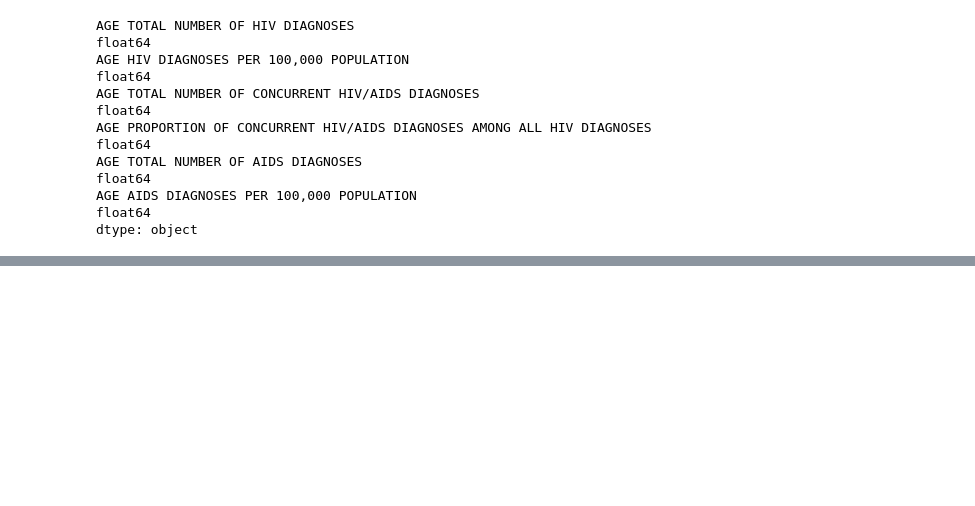
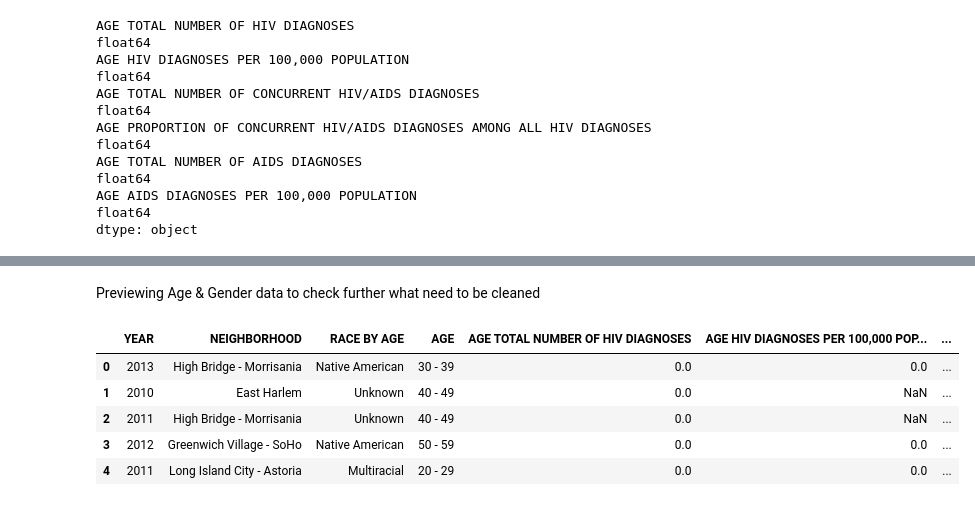
Before and after one commit to Victoire03/HIV_and_AIDS_Infections_in_New_York_City, a Jupyter notebook: Data_analysis.ipynb, the cells around one changed output, grey strips where cells are left out. Saved outputs shown, nothing was run; the diff lists cells and outputs as text; code cells hidden in the pictures; blank space fills up the shorter version.

```diff
--- a/Data_analysis.ipynb
+++ b/Data_analysis.ipynb
@@ -194,0 +219,15 @@ dtype: object
+# %% [markdown]
+Previewing Age & Gender data to check further what need to be cleaned
+# %%
+#Age preview
+
+pd.set_option('display.max_rows', 50)     # Show up to 100 rows
+pd.set_option('display.max_columns', 11)   # Show up to 11 columns
+df_Age.head()
+# %% [output]
+|  | YEAR | NEIGHBORHOOD | RACE BY AGE | AGE | AGE TOTAL NUMBER OF HIV DIAGNOSES | AGE HIV DIAGNOSES PER 100,000 POP... | ... |
+| 0 | 2013 | High Bridge - Morrisania | Native American | 30 - 39 | 0.0 | 0.0 | ... |
+| 1 | 2010 | East Harlem | Unknown | 40 - 49 | 0.0 | NaN | ... |
+| 2 | 2011 | High Bridge - Morrisania | Unknown | 40 - 49 | 0.0 | NaN | ... |
+| 3 | 2012 | Greenwich Village - SoHo | Native American | 50 - 59 | 0.0 | 0.0 | ... |
+| 4 | 2011 | Long Island City - Astoria | Multiracial | 20 - 29 | 0.0 | 0.0 | ... |
```
Also changed, not shown: parts of 6 cells of this notebook.
